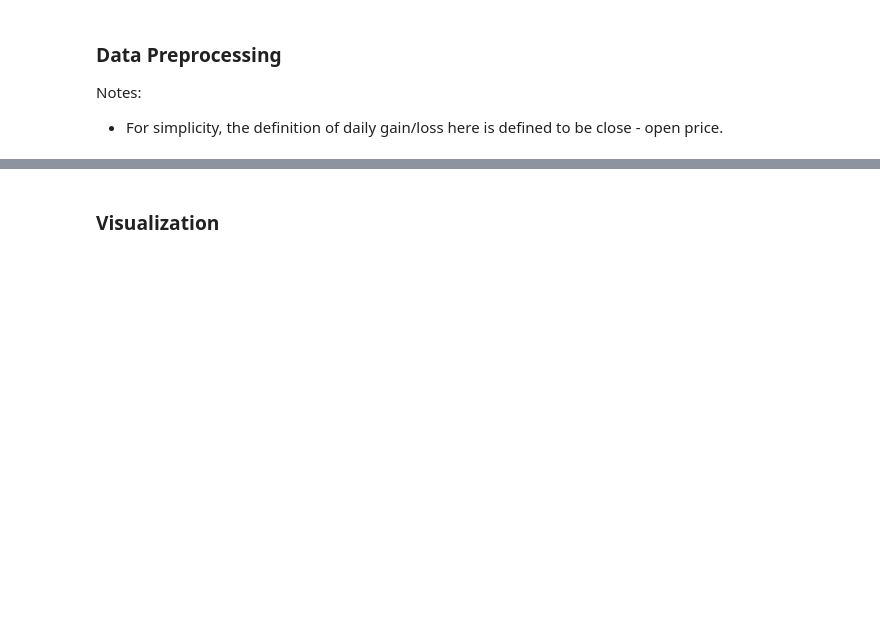
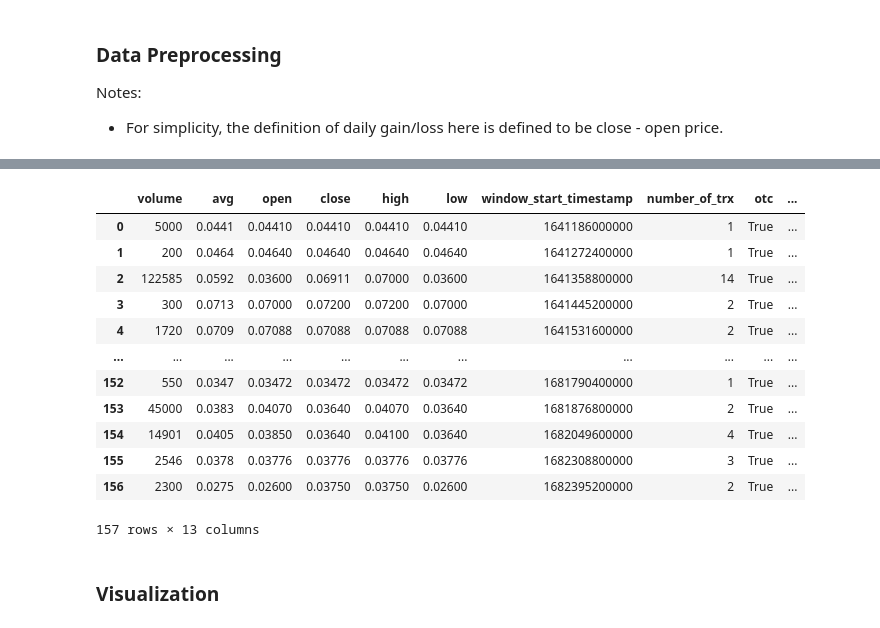
Before and after one commit to salsabiilashifa11/stock-market-analyser, a Jupyter notebook: Swing Trading Analysis.ipynb, the cells around one changed output, grey strips where cells are left out. Cells and saved outputs as stored; diff of their text form; code cells hidden in the pictures; blank space fills up the shorter version.

```diff
--- a/Swing Trading Analysis.ipynb
+++ b/Swing Trading Analysis.ipynb
@@ -112,3 +137,21 @@ df
+# %%
+# Call
+df = preprocess(data)
+df
+# %% [output]
+|  | volume | avg | open | close | high | low | window_start_timestamp | number_of_trx | otc | ... |
+| 0 | 5000 | 0.0441 | 0.04410 | 0.04410 | 0.04410 | 0.04410 | 1641186000000 | 1 | True | ... |
+| 1 | 200 | 0.0464 | 0.04640 | 0.04640 | 0.04640 | 0.04640 | 1641272400000 | 1 | True | ... |
+| 2 | 122585 | 0.0592 | 0.03600 | 0.06911 | 0.07000 | 0.03600 | 1641358800000 | 14 | True | ... |
+| 3 | 300 | 0.0713 | 0.07000 | 0.07200 | 0.07200 | 0.07000 | 1641445200000 | 2 | True | ... |
+| 4 | 1720 | 0.0709 | 0.07088 | 0.07088 | 0.07088 | 0.07088 | 1641531600000 | 2 | True | ... |
+| ... | ... | ... | ... | ... | ... | ... | ... | ... | ... | ... |
+| 152 | 550 | 0.0347 | 0.03472 | 0.03472 | 0.03472 | 0.03472 | 1681790400000 | 1 | True | ... |
+| 153 | 45000 | 0.0383 | 0.04070 | 0.03640 | 0.04070 | 0.03640 | 1681876800000 | 2 | True | ... |
+| 154 | 14901 | 0.0405 | 0.03850 | 0.03640 | 0.04100 | 0.03640 | 1682049600000 | 4 | True | ... |
+| 155 | 2546 | 0.0378 | 0.03776 | 0.03776 | 0.03776 | 0.03776 | 1682308800000 | 3 | True | ... |
+| 156 | 2300 | 0.0275 | 0.02600 | 0.03750 | 0.03750 | 0.02600 | 1682395200000 | 2 | True | ... |
+157 rows × 13 columns
 # %% [markdown]
 ### Visualization
 # %%
```
Also changed, not shown: parts of 29 cells of this notebook.
